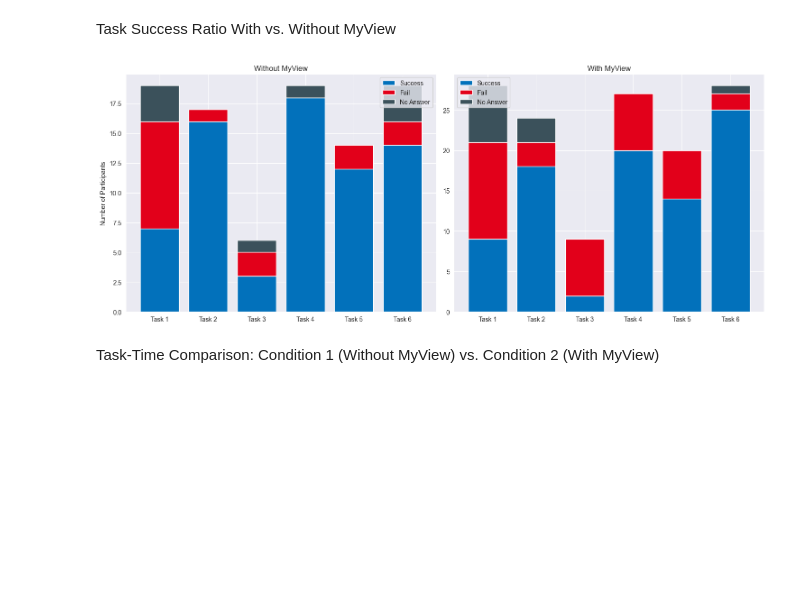
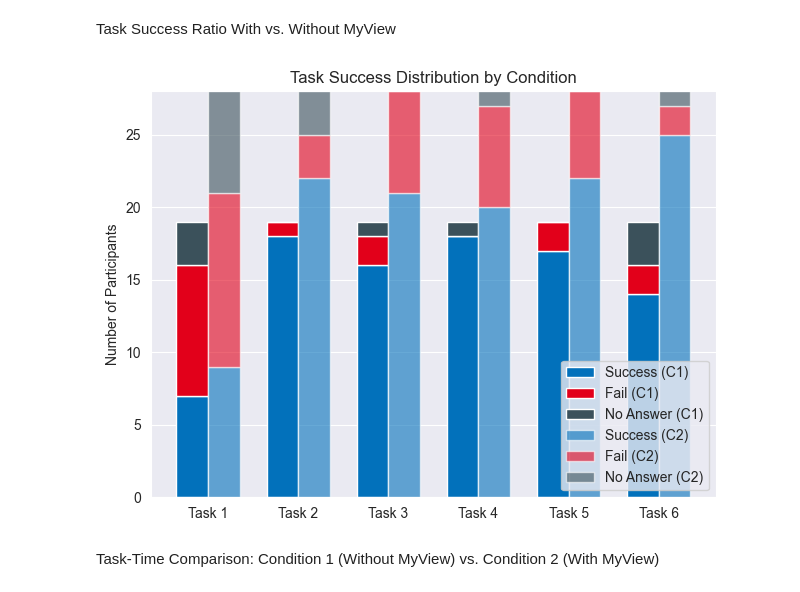
Before and after one commit to pinkstegosaurus99/plot_visualization, a Jupyter notebook: plotting.ipynb, the cells around one changed output. Saved outputs shown, nothing was run; the diff lists cells and outputs as text; code cells hidden in the pictures; blank space fills up the shorter version.

```diff
--- a/plotting.ipynb
+++ b/plotting.ipynb
@@ -652,6 +652,17 @@ print("Task 3: ", success3_cond2, "/", failed3_cond2, "/ (", close_calls3_cond2,
 print("Task 4: ", success4_cond2, "/", failed4_cond2, "/ (", colorBlind4_cond2, ") /", no_answer4_cond2)
 print("Task 5: ", success5_cond2, "/", failed5_cond2, "/ (", close_calls5_cond2, ") /", no_answer5_cond2)
 print("Task 6: ", success6_cond2, "/", failed6_cond2, "/", no_answer6_cond2)
+
+# close calls mit reinbeziehen
+success2_cond1 += close_calls2_cond1
+success3_cond1 += close_calls3_cond1
+no_answer4_cond1 += colorBlind4_cond1
+success5_cond1 += close_calls5_cond1
+
+success2_cond2 += close_calls2_cond2
+success3_cond2 += close_calls3_cond2
+no_answer4_cond2 += colorBlind4_cond2
+success5_cond2 += close_calls5_cond2
 # %% [output]
 Condition 1 (Without MyView):
 Task 1:  7 / 9 / 3
@@ -943,39 +954,58 @@ plt.show()
 # %% [markdown]
 Task Success Ratio With vs. Without MyView
 # %%
-# Task Success Ratio With vs. Without MyView
-fig, axes = plt.subplots(1, 2, figsize=(15, 6))
-
 tasks = ['Task 1', 'Task 2', 'Task 3', 'Task 4', 'Task 5', 'Task 6']
 
 # Condition 1
 successes_c1 = [success1_cond1, success2_cond1, success3_cond1, success4_cond1, success5_cond1, success6_cond1]
 fails_c1 = [failed1_cond1, failed2_cond1, failed3_cond1, failed4_cond1, failed5_cond1, failed6_cond1]
 no_answers_c1 = [no_answer1_cond1, no_answer2_cond1, no_answer3_cond1, no_answer4_cond1, no_answer5_cond1, no_answer6_cond1]
 
-axes[0].bar(tasks, successes_c1, label='Success', color=colours[4])
-axes[0].bar(tasks, fails_c1, bottom=successes_c1, label='Fail', color=colours[3])
-axes[0].bar(tasks, no_answers_c1, bottom=[s + f for s, f in zip(successes_c1, fails_c1)], label='No Answer', color=colours[5])
-axes[0].set_title('Without MyView')
-axes[0].set_ylabel('Number of Participants')
-axes[0].legend()
-
 # Condition 2
 successes_c2 = [success1_cond2, success2_cond2, success3_cond2, success4_cond2, success5_cond2, success6_cond2]
 fails_c2 = [failed1_cond2, failed2_cond2, failed3_cond2, failed4_cond2, failed5_cond2, failed6_cond2]
 no_answers_c2 = [no_answer1_cond2, no_answer2_cond2, no_answer3_cond2, no_answer4_cond2, no_answer5_cond2, no_answer6_cond2]
 
-axes[1].bar(tasks, successes_c2, label='Success', color=colours[4])
-axes[1].bar(tasks, fails_c2, bottom=successes_c2, label='Fail', color=colours[3])
-axes[1].bar(tasks, no_answers_c2, bottom=[s + f for s, f in zip(successes_c2, fails_c2)], label='No Answer', color=colours[5])
-axes[1].set_title('With MyView')
-axes[1].legend()
+tasks = ['Task 1', 'Task 2', 'Task 3', 'Task 4', 'Task 5', 'Task 6']
+x = np.arange(len(tasks))  # base positions
+width = 0.35  # bar width
 
+# --- Condition 1 ---
+plt.bar(x - width/2, successes_c1, width, label='Success (C1)', color=colours[4])
+plt.bar(x - width/2, fails_c1, width, bottom=successes_c1, label='Fail (C1)', color=colours[3])
+plt.bar(
+    x - width/2,
+    no_answers_c1,
+    width,
+    bottom=[s + f for s, f in zip(successes_c1, fails_c1)],
+    label='No Answer (C1)',
+    color=colours[5]
+)
+
+# --- Condition 2 ---
+plt.bar(x + width/2, successes_c2, width, label='Success (C2)', color=colours[4], alpha=0.6)
+plt.bar(x + width/2, fails_c2, width, bottom=successes_c2, label='Fail (C2)', color=colours[3], alpha=0.6)
+plt.bar(
+    x + width/2,
+    no_answers_c2,
+    width,
+    bottom=[s + f for s, f in zip(successes_c2, fails_c2)],
+    label='No Answer (C2)',
+    color=colours[5],
+    alpha=0.6
+)
+
+# formatting
+plt.xticks(x, tasks)
+plt.ylabel('Number of Participants')
+plt.title('Task Success Distribution by Condition')
+
+plt.legend()
 plt.tight_layout()
-plt.savefig('images/task_success_ratio_by_condition.png', dpi=150)
+plt.savefig('images/task_success_by_condition.png', dpi=150)
 plt.show()
 # %% [output]
-[figure, old version]
+[figure, new version]
 # %% [markdown]
 Task-Time Comparison: Condition 1 (Without MyView) vs. Condition 2 (With MyView)
 # %%
```
Also changed, not shown: parts of 5 cells of this notebook.
